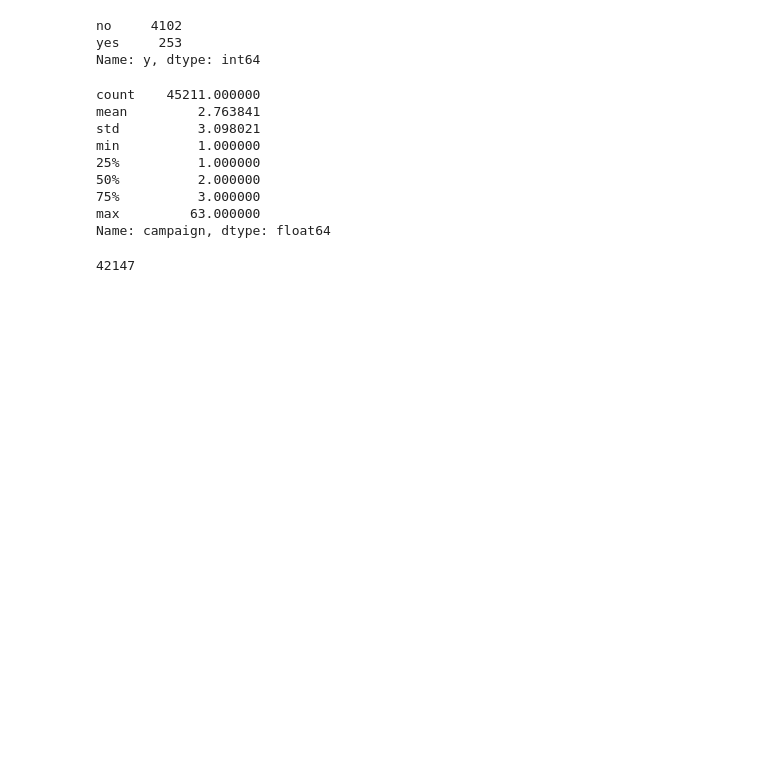
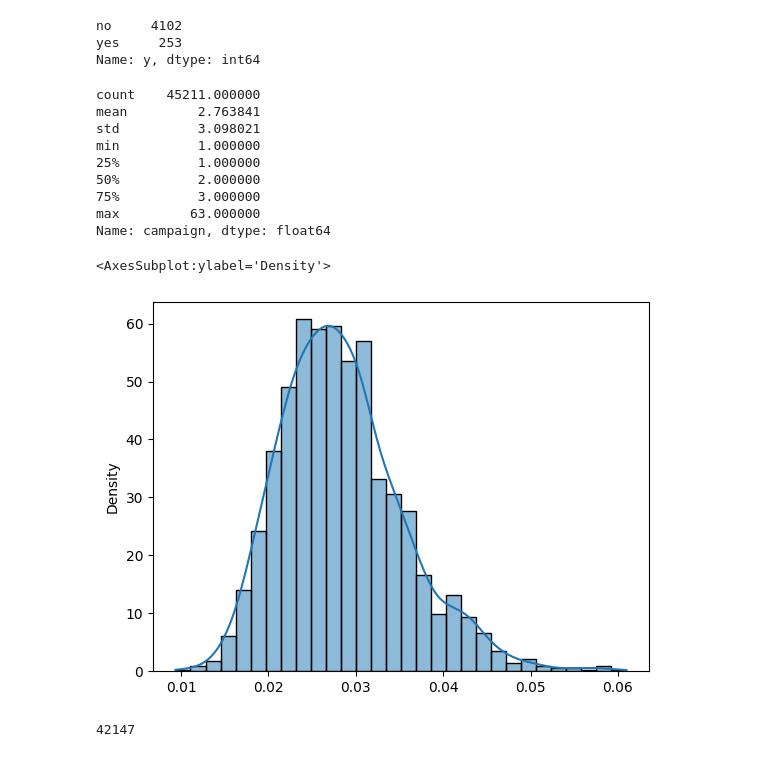
Before and after one commit to AthimetA/FRA503_HW_ML, a Jupyter notebook: HW1-ML.ipynb, the cells around one changed output. Saved outputs shown, nothing was run; the diff lists cells and outputs as text; code cells hidden in the pictures; blank space fills up the shorter version.

```diff
--- a/HW1-ML.ipynb
+++ b/HW1-ML.ipynb
@@ -76,6 +75,25 @@ min          1.000000
 75%          3.000000
 max         63.000000
 Name: campaign, dtype: float64
+# %%
+from sklearn.preprocessing import MinMaxScaler
+import random
+import seaborn as sns
+
+# x = df.iloc[:,12:13]
+df_camp_scaled = MinMaxScaler().fit_transform(np.array(df['campaign']).reshape(-1,1))
+sample_size = 50
+sample_mean = []
+
+random.seed(1)
+for _ in range(2000):
+    sample = random.sample(df_camp_scaled.tolist(), k=50)
+    sample_mean.append(np.mean(sample))
+
+sns.histplot(sample_mean, bins=30, stat="density", kde=True, legend=False)
+# %% [output]
+<AxesSubplot:ylabel='Density'>
+[figure, added]
 # %%
 
 Q1 = df['campaign'].quantile(0.25)
```
Also changed, not shown: parts of 7 cells of this notebook.
